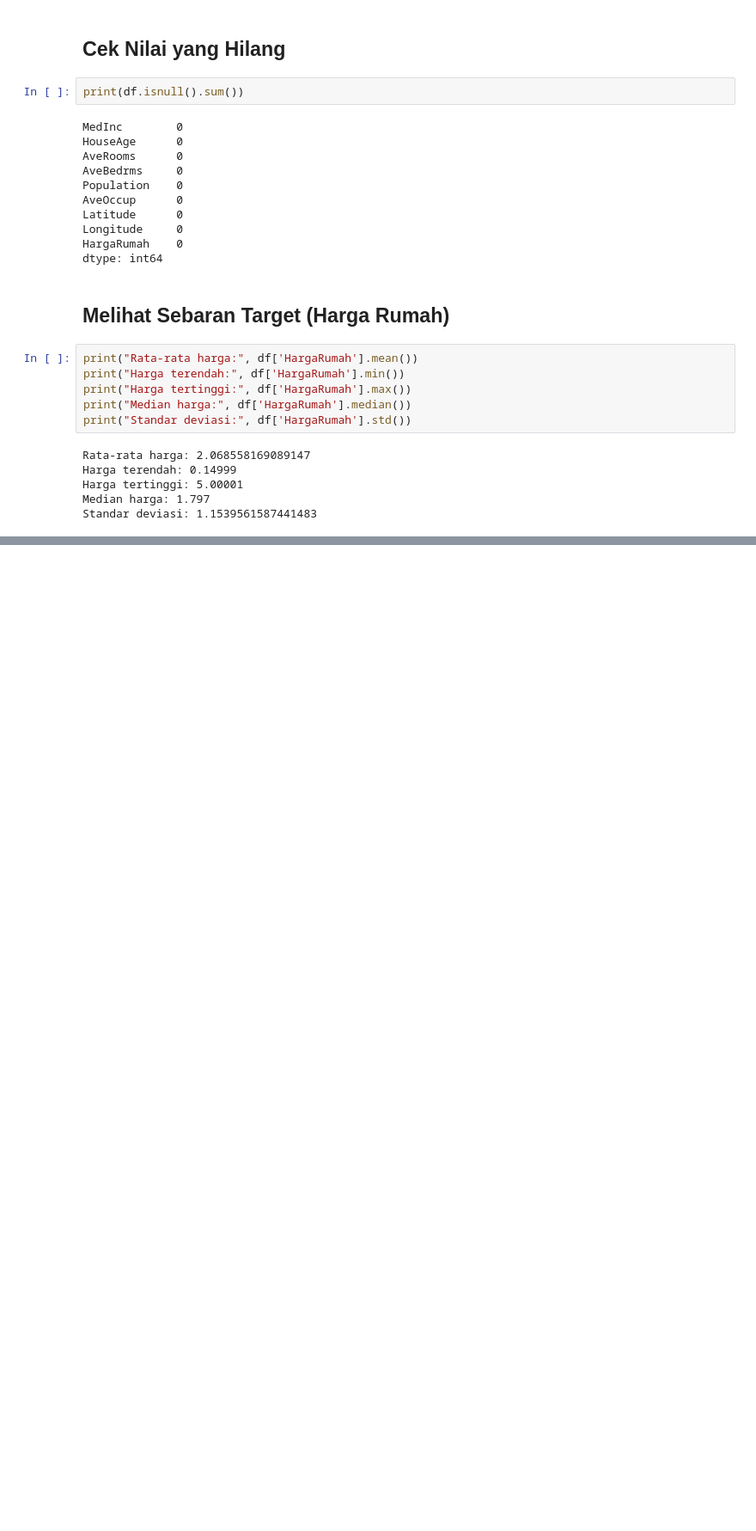
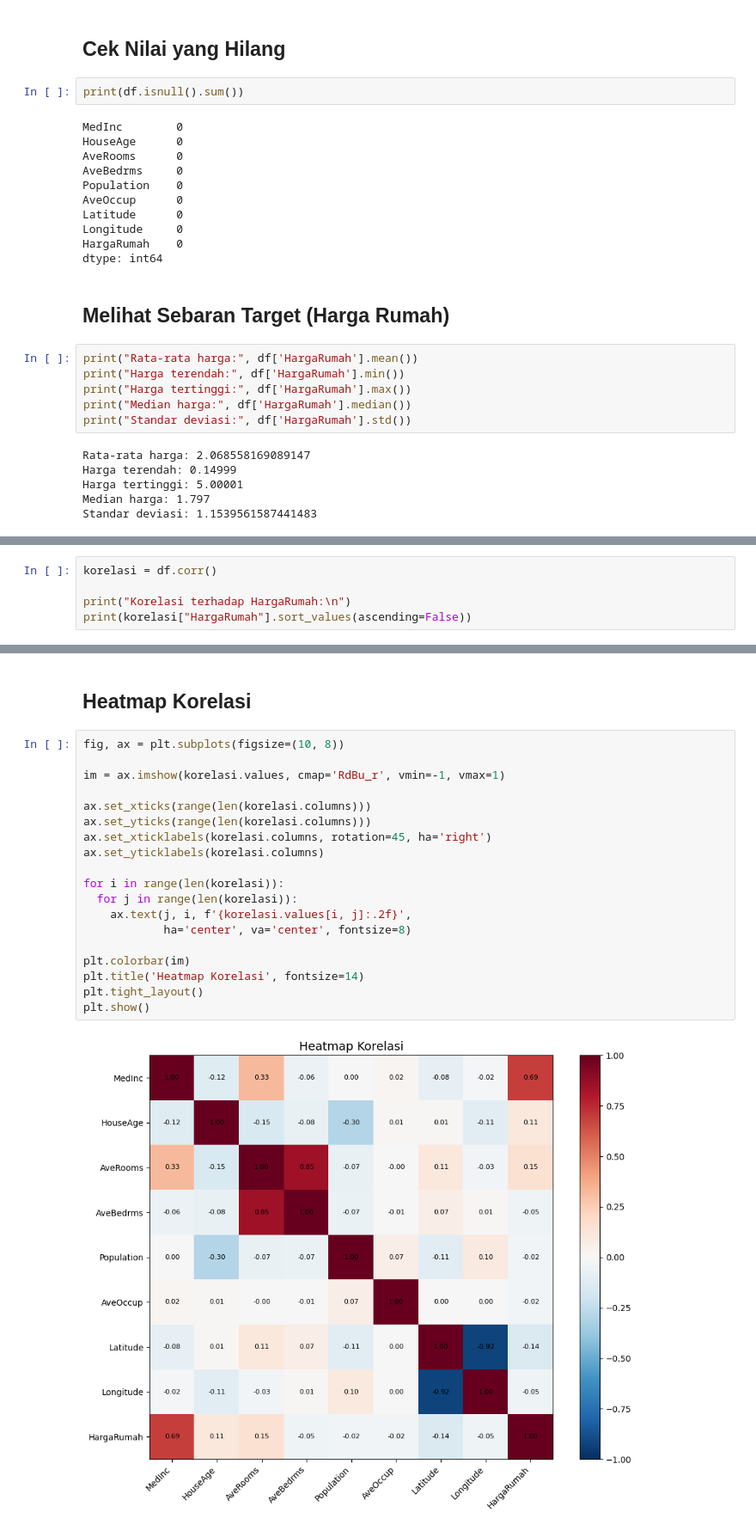
Before and after one commit to r021n/simple-machine-learing, a Jupyter notebook: California_Home_Price_Prediciton.ipynb, the cells around one changed output, grey strips where cells are left out. Shown at 86% size. Drawn from its saved outputs; the diff is of its cells as text; blank space fills up the shorter version.

```diff
--- a/California_Home_Price_Prediciton.ipynb
+++ b/California_Home_Price_Prediciton.ipynb
@@ -115,0 +149,5 @@ Standar deviasi: 1.1539561587441483
+# %%
+korelasi = df.corr()
+
+print("Korelasi terhadap HargaRumah:\n")
+print(korelasi["HargaRumah"].sort_values(ascending=False))
@@ -115,0 +167,23 @@ Standar deviasi: 1.1539561587441483
+# %% [markdown]
+## Heatmap Korelasi
+# %%
+fig, ax = plt.subplots(figsize=(10, 8))
+
+im = ax.imshow(korelasi.values, cmap='RdBu_r', vmin=-1, vmax=1)
+
+ax.set_xticks(range(len(korelasi.columns)))
+ax.set_yticks(range(len(korelasi.columns)))
+ax.set_xticklabels(korelasi.columns, rotation=45, ha='right')
+ax.set_yticklabels(korelasi.columns)
+
+for i in range(len(korelasi)):
+  for j in range(len(korelasi)):
+    ax.text(j, i, f'{korelasi.values[i, j]:.2f}',
+            ha='center', va='center', fontsize=8)
+
+plt.colorbar(im)
+plt.title('Heatmap Korelasi', fontsize=14)
+plt.tight_layout()
+plt.show()
+# %% [output]
+[figure, added]
```
Also changed, not shown: parts of 9 cells of this notebook.
